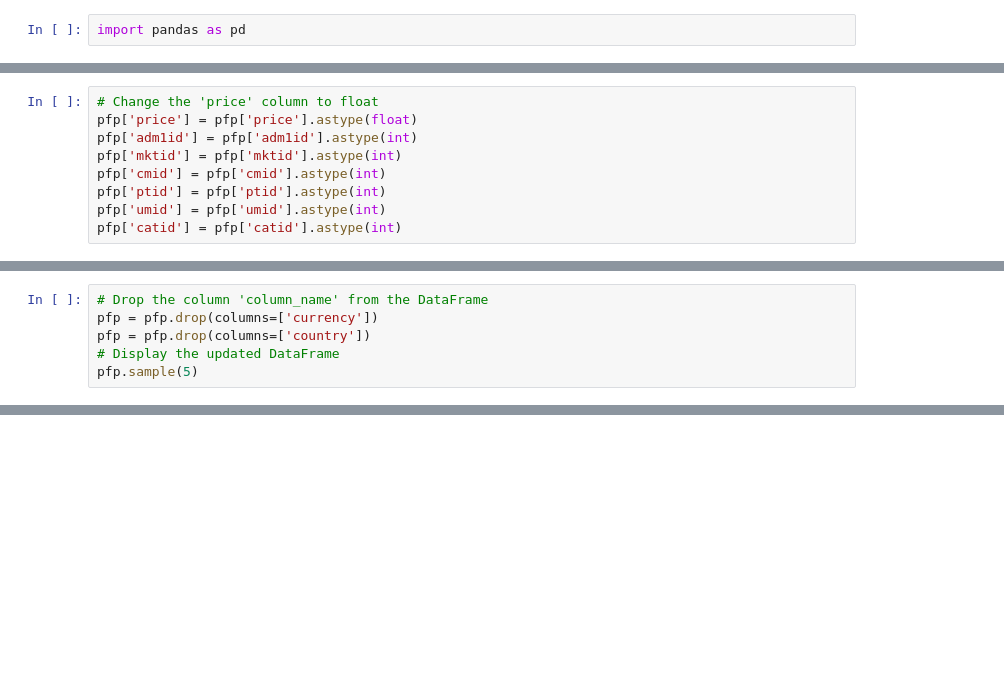
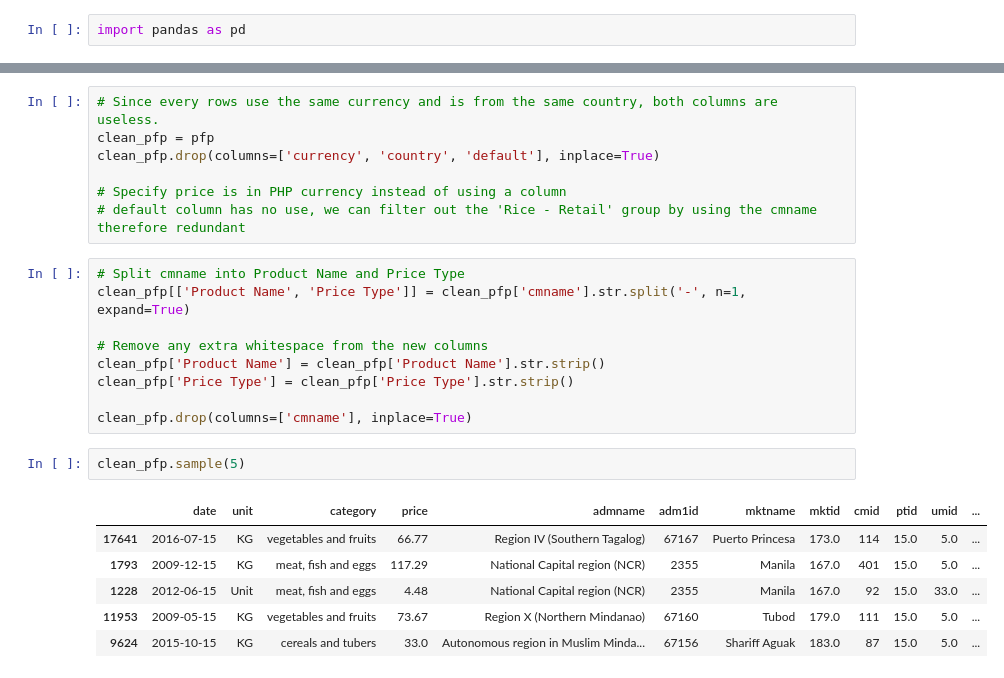
Before and after one commit to KyleZrey/PH-Food-Prices-Analysis, a Jupyter notebook: prelim_data_analysis.ipynb, the cells around one changed output, grey strips where cells are left out. Drawn from its saved outputs; the diff is of its cells as text; blank space fills up the shorter version.

```diff
--- a/prelim_data_analysis.ipynb
+++ b/prelim_data_analysis.ipynb
@@ -45,9 +35,0 @@ pfp['date'] = pd.to_datetime(pfp['date'], errors='coerce')
-# %%
-# Change the 'price' column to float
-pfp['price'] = pfp['price'].astype(float)
-pfp['adm1id'] = pfp['adm1id'].astype(int)
-pfp['mktid'] = pfp['mktid'].astype(int)
-pfp['cmid'] = pfp['cmid'].astype(int)
-pfp['ptid'] = pfp['ptid'].astype(int)
-pfp['umid'] = pfp['umid'].astype(int)
-pfp['catid'] = pfp['catid'].astype(int)
@@ -123,9 +98,3 @@ print(default_rowNot1['cmname'].unique())
  'Beans (mung) - Retail' 'Fish (fresh) - Retail'
  'Rice (regular, milled) - Wholesale' 'Sweet potatoes - Wholesale'
  'Eggs - Wholesale' 'Rice (paddy) - Farm Gate' 'Fish (fresh) - Wholesale']
-# %%
-# Drop the column 'column_name' from the DataFrame
-pfp = pfp.drop(columns=['currency'])
-pfp = pfp.drop(columns=['country'])
-# Display the updated DataFrame
-pfp.sample(5)
@@ -138,0 +125,25 @@ pfp.sample(5)
+# %%
+# Since every rows use the same currency and is from the same country, both columns are useless.
+clean_pfp = pfp
+clean_pfp.drop(columns=['currency', 'country', 'default'], inplace=True)
+
+# Specify price is in PHP currency instead of using a column
+# default column has no use, we can filter out the 'Rice - Retail' group by using the cmname therefore redundant
+# %%
+# Split cmname into Product Name and Price Type
+clean_pfp[['Product Name', 'Price Type']] = clean_pfp['cmname'].str.split('-', n=1, expand=True)
+
+# Remove any extra whitespace from the new columns
+clean_pfp['Product Name'] = clean_pfp['Product Name'].str.strip()
+clean_pfp['Price Type'] = clean_pfp['Price Type'].str.strip()
+
+clean_pfp.drop(columns=['cmname'], inplace=True)
+# %%
+clean_pfp.sample(5)
+# %% [output]
+|  | date | unit | category | price | admname | adm1id | mktname | mktid | cmid | ptid | umid | ... |
+| 17641 | 2016-07-15 | KG | vegetables and fruits | 66.77 | Region IV (Southern Tagalog) | 67167 | Puerto Princesa | 173.0 | 114 | 15.0 | 5.0 | ... |
+| 1793 | 2009-12-15 | KG | meat, fish and eggs | 117.29 | National Capital region (NCR) | 2355 | Manila | 167.0 | 401 | 15.0 | 5.0 | ... |
+| 1228 | 2012-06-15 | Unit | meat, fish and eggs | 4.48 | National Capital region (NCR) | 2355 | Manila | 167.0 | 92 | 15.0 | 33.0 | ... |
+| 11953 | 2009-05-15 | KG | vegetables and fruits | 73.67 | Region X (Northern Mindanao) | 67160 | Tubod | 179.0 | 111 | 15.0 | 5.0 | ... |
+| 9624 | 2015-10-15 | KG | cereals and tubers | 33.0 | Autonomous region in Muslim Minda... | 67156 | Shariff Aguak | 183.0 | 87 | 15.0 | 5.0 | ... |
```
Also changed, not shown: parts of 26 cells of this notebook.
